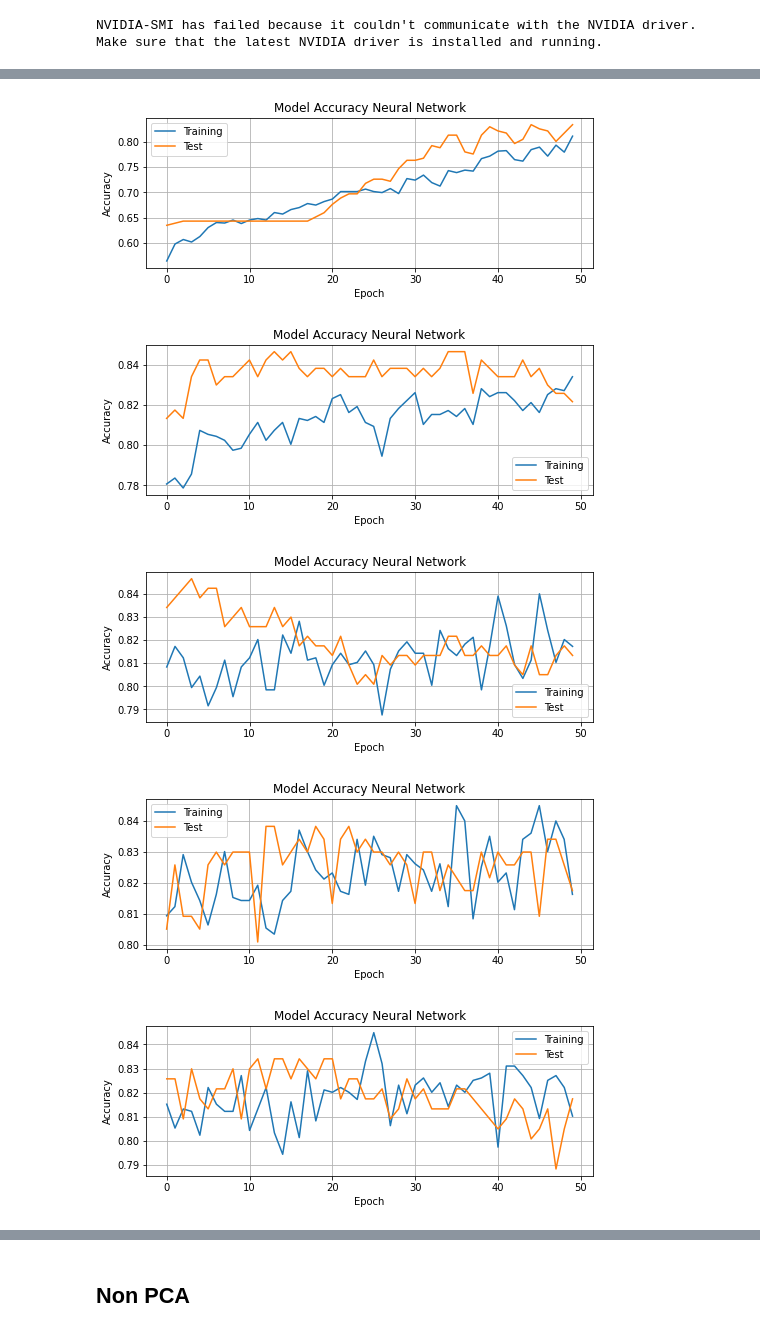
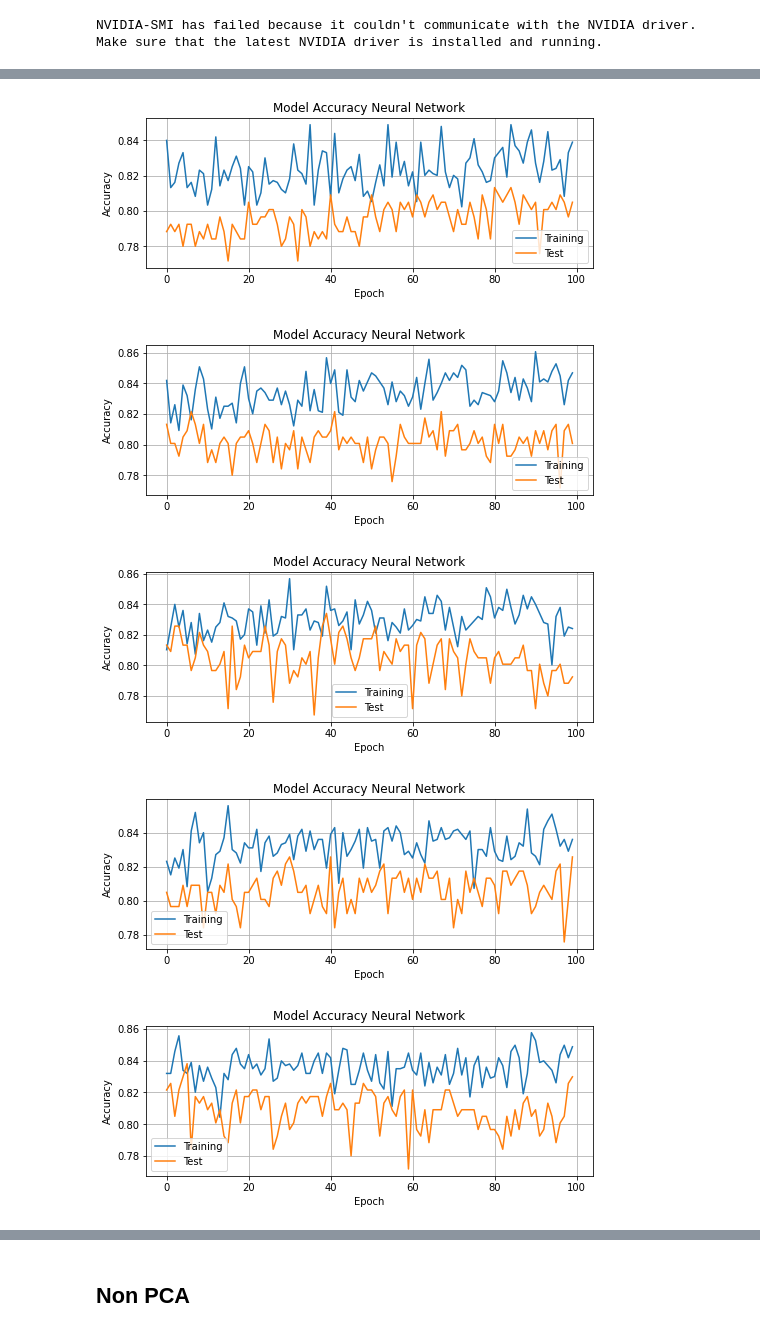
Before and after one commit to SolemnShark871/Churn, a Jupyter notebook: NN_model.ipynb, the cells around one changed output, grey strips where cells are left out. Saved outputs shown, nothing was run; the diff lists cells and outputs as text; code cells hidden in the pictures.

Commit message:
#16 Removed lamda accuracy of >80%

```diff
--- a/NN_model.ipynb
+++ b/NN_model.ipynb
@@ -67,7 +69,8 @@ Mounted at /content/drive
  'NN model.ipynb']
 # %%
-df_lamda = pd.read_csv('pca_merged_standarised.csv', index_col = [0])
+df_pca = pd.read_csv('pca_unbiased.csv', index_col = [0]) #with pca
 
-df_lamda2 = pd.read_csv('standarised_not_pca_merged.csv', index_col = [0])
+df_unbiased_no_pca = pd.read_csv('standarised_not_lambda_not_pca_merged.csv', index_col = [0])
 
-#df_lamda.head()
+
+df_pca.head()
@@ -77,8 +88,8 @@ df_lamda2 = pd.read_csv('standarised_not_pca_merged.csv', index_col = [0])
 ## PCA
 # %%
 ### Train test split FOR NUMERICAL ALGORITHMS: 20% test
-X = df_lamda.drop(['LABEL'], axis = 1)
-y = df_lamda['LABEL']
+X = df_pca.drop(['LABEL'], axis = 1)
+y = df_pca['LABEL']
 
 X_train, X_test, y_train, y_test = train_test_split(X, y, test_size=0.2, random_state=1234, stratify = y)
 X_train, X_val, y_train, y_val = train_test_split( X_train, y_train, test_size=0.2, random_state=1234, stratify = y_train)
@@ -140,5 +185,5 @@ grid_search.best_params_
 # %%
-model_f = create_model(activation = "softsign", dropout_rate = 0.8, optimizer = 'Adam', init_mode = 'glorot_normal',
+model_f = create_model(activation = "selu", dropout_rate = 0.8, optimizer = 'RMSprop', init_mode = 'glorot_normal',
                        hiden_layers = 2, units = [8, 4])
 # %%
 # Define the K-fold Cross Validator
@@ -155,7 +200,7 @@ loss_per_fold = []
 fold_no = 1
 for train, test in kfold.split(inputs, targets):
 
-  history = model_f.fit(inputs[train], targets[train], batch_size = 264, epochs = 50,
+  history = model_f.fit(inputs[train], targets[train], batch_size = 264, epochs = 100,
                       validation_data = (X_val.values, y_val.values), verbose = 0)
 
   # Generate generalization metrics
@@ -197,8 +242,8 @@ Average scores for all folds:
-[figure, old version]
+[figure, new version]
-[figure, old version]
+[figure, new version]
-[figure, old version]
+[figure, new version]
-[figure, old version]
+[figure, new version]
-[figure, old version]
+[figure, new version]
 # %%
 history = model_f.fit(X_train.values, y_train.values, batch_size = 264, epochs = 50,
                       validation_data = (X_val.values, y_val.values), verbose = 0)
```
Also changed, not shown: parts of 11 cells of this notebook.
